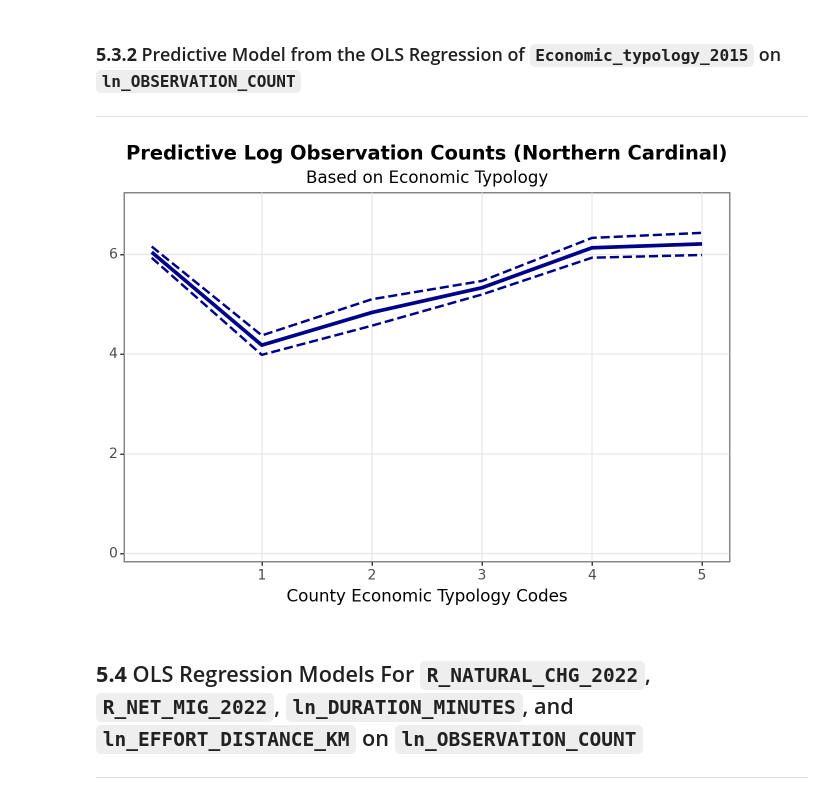
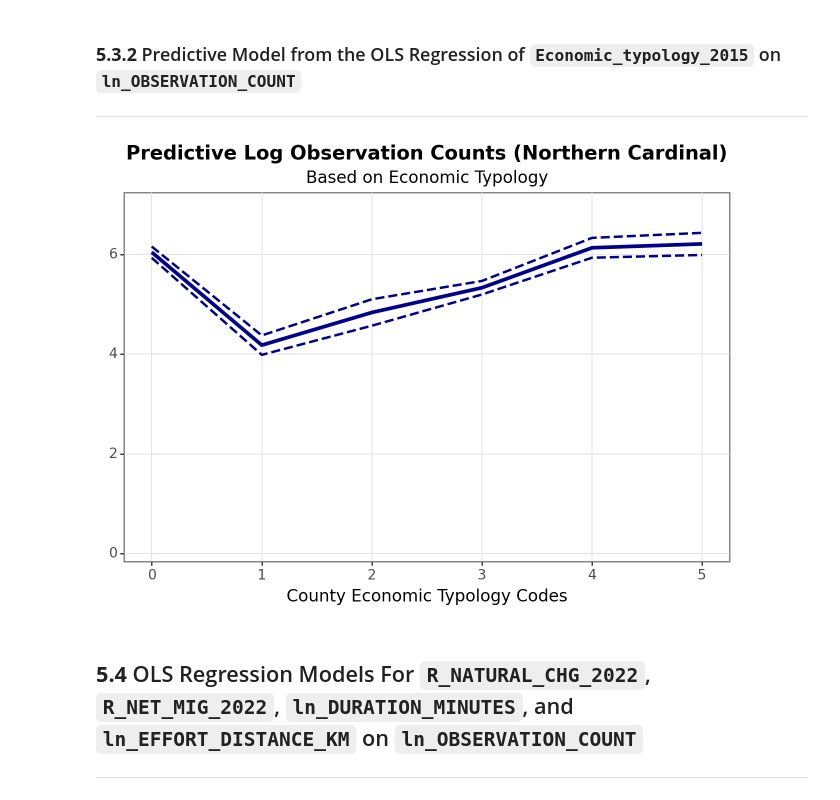
Before and after one commit to Iandrewburg/DA2_TERM_PROJECT, a Jupyter notebook: Final_Project_Data.ipynb, the cells around one changed output. Drawn from its saved outputs; the diff is of its cells as text; code cells hidden in the pictures.

```diff
--- a/Final_Project_Data.ipynb
+++ b/Final_Project_Data.ipynb
@@ -1433,35 +1433,35 @@ plot = (
     theme_bw() +
     theme(
         plot_title=element_text(size=14, face="bold", hjust=0.5), # Centered title
         plot_subtitle=element_text(size=12, hjust=0.5), # Centered Subtitle
         axis_title=element_text(size=12),
         axis_text_x=element_text(size=10),
         axis_text_y=element_text(size=10),
         legend_title=element_text(size=12),
         legend_text=element_text(size=10),
         legend_position="bottom",
         panel_grid_minor=element_blank(),
     ) +
-    scale_x_continuous(breaks=range(1, 13)) +
+    scale_x_continuous(breaks=range(0, 13)) +
     scale_y_continuous(
         limits=(0, county_norcar_merged_dummies['CIup'].max() * 1.1),  # Add a 10% buffer to the max limit for visual appeal
         expand=(0.02, 0.02)  # Small expansion factor for padding
     ) +
     guides(color=guide_legend(title="Legend"))  # Add and customize legend
 )
 
 # recalling the folder creation just as backup
 folder_name = "bird_plots"
 if not os.path.exists(folder_name):
     os.makedirs(folder_name)
 
 # saving the plots to the folder
 file_path_1 = os.path.join(folder_name, "pred_plot_3.png")
 plot.save(file_path_1, width=10, height=8, dpi=300)
 
 print(plot)
 # %% [output]
-[figure, old version]
+[figure, new version]
 # %% [markdown]
 ## **5.4** OLS Regression Models For `R_NATURAL_CHG_2022`, `R_NET_MIG_2022`, `ln_DURATION_MINUTES`, and `ln_EFFORT_DISTANCE_KM` on `ln_OBSERVATION_COUNT`
 ---
```
Also changed, not shown: parts of 1 cell of this notebook, 1 other file.
